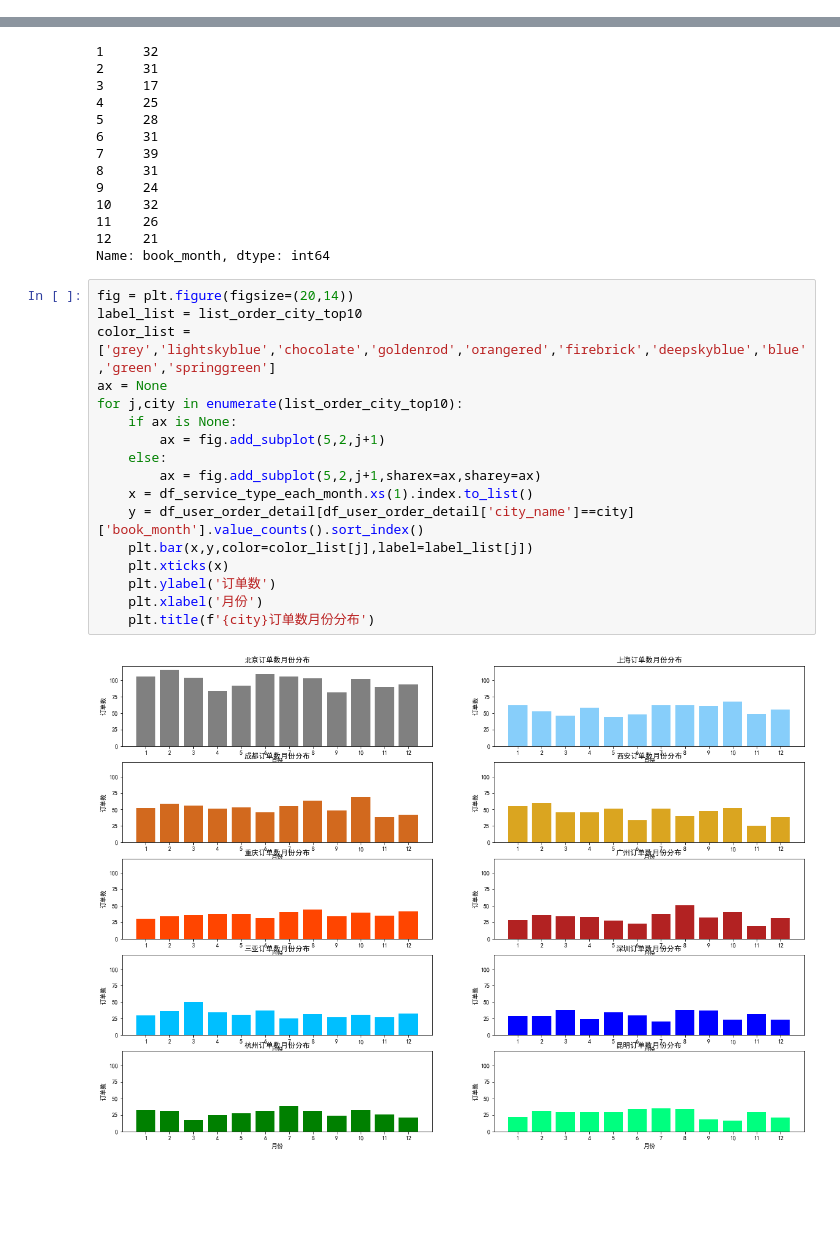
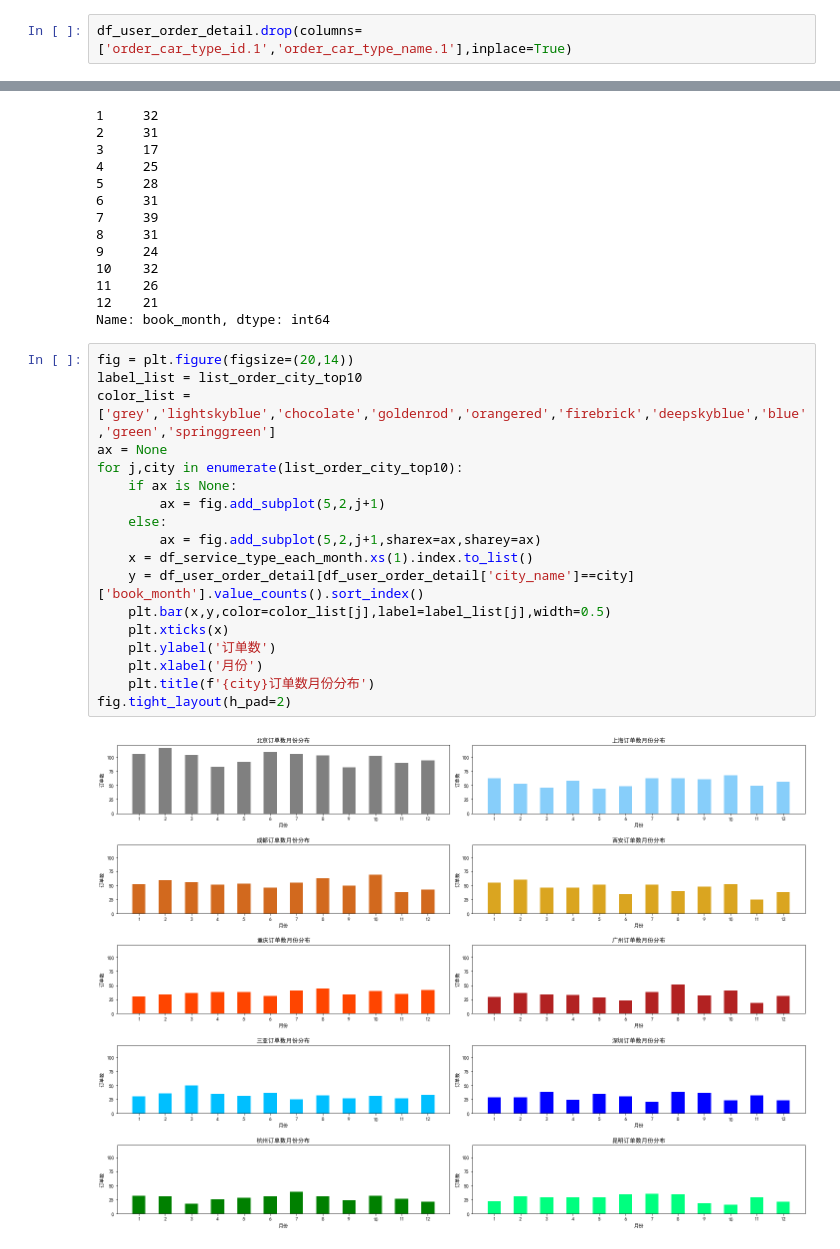
Before and after one commit to xinruigoalForTrain/car_order_analyse, a Jupyter notebook: car_order_analyse.ipynb, the cells around one changed output, grey strips where cells are left out. Cells and saved outputs as stored; diff of their text form; blank space fills up the shorter version.

```diff
--- a/car_order_analyse.ipynb
+++ b/car_order_analyse.ipynb
@@ -61,3 +61,5 @@ df_na = df_user_order_detail[df_user_order_detail.apply(lambda x:x==0) | (df_use
 df_na.shape
 # %% [output]
 (0, 25)
+# %%
+df_user_order_detail.drop(columns=['order_car_type_id.1','order_car_type_name.1'],inplace=True)
@@ -295,19 +236,20 @@ Name: book_month, dtype: int64
 # %%
 fig = plt.figure(figsize=(20,14))
 label_list = list_order_city_top10
 color_list = ['grey','lightskyblue','chocolate','goldenrod','orangered','firebrick','deepskyblue','blue','green','springgreen']
 ax = None
 for j,city in enumerate(list_order_city_top10):
     if ax is None:
         ax = fig.add_subplot(5,2,j+1)
     else:
         ax = fig.add_subplot(5,2,j+1,sharex=ax,sharey=ax)
     x = df_service_type_each_month.xs(1).index.to_list()
     y = df_user_order_detail[df_user_order_detail['city_name']==city]['book_month'].value_counts().sort_index()
-    plt.bar(x,y,color=color_list[j],label=label_list[j])
+    plt.bar(x,y,color=color_list[j],label=label_list[j],width=0.5)
     plt.xticks(x)
     plt.ylabel('订单数')
     plt.xlabel('月份')
     plt.title(f'{city}订单数月份分布')
+fig.tight_layout(h_pad=2)
 # %% [output]
-[figure, old version]
+[figure, new version]
```
Also changed, not shown: parts of 43 cells of this notebook.
